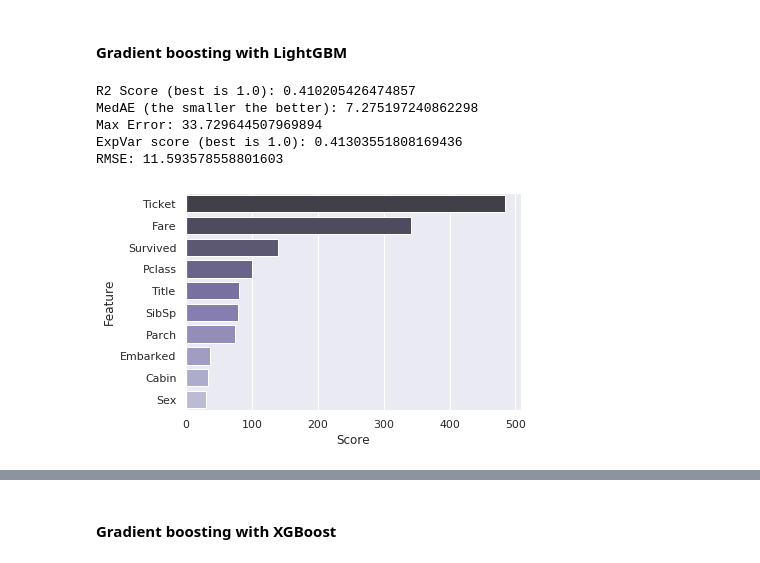
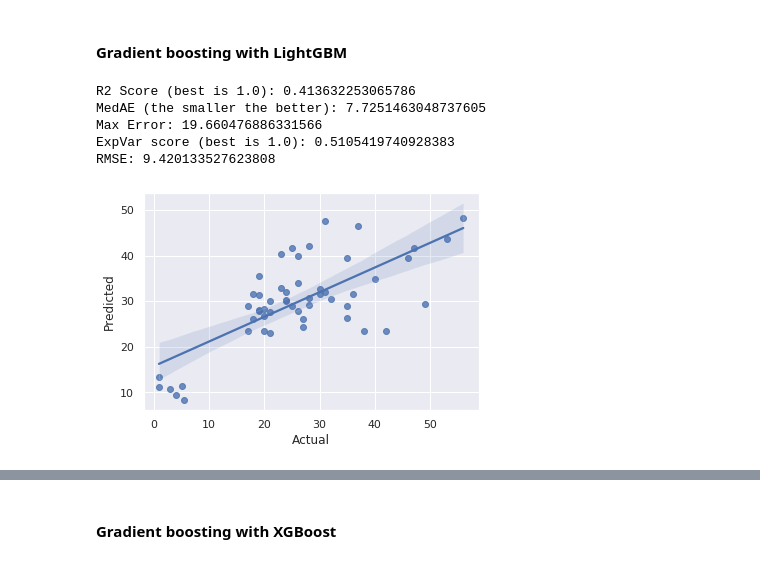
Before and after one commit to dmitry256/titanic-research, a Jupyter notebook: TitanicNotebook.ipynb, the cells around one changed output, grey strips where cells are left out. Cells and saved outputs as stored; diff of their text form; code cells hidden in the pictures.

```diff
--- a/TitanicNotebook.ipynb
+++ b/TitanicNotebook.ipynb
@@ -91,7 +99,7 @@ for index, person in td_merged.iterrows():
     if found:
         td_merged.loc[index, 'Title'] = found.group(1)
 
-td_filtered = td_merged.drop(['PassengerId','Name'],axis=1)
+td_filtered = td_merged.drop(['PassengerId','Name',],axis=1)
 # %% [markdown]
 ### Fill missing `Embarked` values
 # %%
@@ -113,0 +172,30 @@ td_filtered.Cabin = td_filtered.Cabin[td_filtered.Cabin.notnull()].apply(lambda
+# %%
+sorted(td_merged.Title.unique())
+
+# Countess., Jonkheer., Sir., Dame., L., Lady., Don., Dona. -> High rank
+# Major., Col., Capt. -> Military
+# Rev. -> Religion
+# Dr. -> Academic
+# Mrs., Mme. -> Married
+# Miss., Mlle. -> Unmarried
+# Master -> Child
+# Mr., Ms. -> Unknown
+
+# of a High rank
+td_filtered.Title[(td_filtered.Title.isin(['Countess.', 'Jonkheer.', 'Sir.', 'Dame.', 'L.', 'Lady.', 'Don.', 'Dona.']))] = 'High rank'
+# Married
+td_filtered.Title[(td_filtered.Title.isin(['Mrs.','Mme.']))] = 'Married'
+# Unmarried
+td_filtered.Title[(td_filtered.Title.isin(['Miss.','Mlle.']))] = 'Unmarried'
+# Academic
+td_filtered.Title[(td_filtered.Title.isin(['Dr.']))] = 'Academic'
+# Unknown
+td_filtered.Title[(td_filtered.Title.isin(['Mr.','Ms.']))] = 'Undefined'
+# Child
+td_filtered.Title[(td_filtered.Title.isin(['Master.']))] = 'Child'
+# Religion
+td_filtered.Title[(td_filtered.Title.isin(['Rev.']))] = 'Religion'
+# Military
+td_filtered.Title[(td_filtered.Title.isin(['Major.', 'Col.', 'Capt.']))] = 'Married'
+
+td_filtered.groupby('Title').size()
@@ -113,0 +214,5 @@ td_filtered.Cabin = td_filtered.Cabin[td_filtered.Cabin.notnull()].apply(lambda
+# %%
+td_family_size = td_filtered.copy()
+td_family_size['FamilySize'] = (td_filtered.SibSp + td_filtered.Parch + 1)
+td_filtered['FamilyCategory'] = pd.cut(td_family_size.FamilySize,[0,1,2,3,4],labels=['Single','Small','Medium','Large'],duplicates='drop')
+td_filtered.groupby(['FamilyCategory','Pclass']).size().unstack()
@@ -121,7 +233,7 @@ td_filtered.Cabin = td_filtered.Cabin[td_filtered.Cabin.notnull()].apply(lambda
 
 Apart from `Name`, we are also dropping `PassengerId` to avoid our models allocating excessive weights to irrelevant features.
 # %%
-categorical_features = ['Sex','Cabin','Embarked', 'Ticket', 'Title']
+categorical_features = ['Sex','Cabin','Embarked', 'Title','FamilyCategory','Ticket']
 encoders = dict()
 for feature in categorical_features:
     enc = LabelEncoder()
@@ -189,37 +301,41 @@ params = {
     'feature_fraction': 0.8,
     'bagging_fraction': 0.9,
     'bagging_freq': 5,
     'num_threads': threading.active_count(),
 }
 
 # create dataset for lightgbm
 lgb_train = lgb.Dataset(X_train, y_train)
 lgb_eval = lgb.Dataset(X_test, y_test, reference=lgb_train)
 
 modelLGB = lgb.train(params,
                 lgb_train,
                 num_boost_round=50,
                 valid_sets=lgb_eval,
                 early_stopping_rounds=10, verbose_eval=0)
 
 predictions = modelLGB.predict(X_test, num_iteration=modelLGB.best_iteration)
 
 print('R2 Score (best is 1.0): %s' % r2_score(y_test.to_numpy(), predictions))
 print('MedAE (the smaller the better): %s' % median_absolute_error(y_true=y_test.to_numpy(),y_pred=predictions))
 print('Max Error: %s' % max_error(y_true=y_test.to_numpy(),y_pred=predictions))
 print('ExpVar score (best is 1.0): %s' % explained_variance_score(y_true=y_test.to_numpy(),y_pred=predictions))
 print('RMSE:', mean_squared_error(y_test, predictions) ** 0.5)
 
 feature_importance = pd.DataFrame()
 feature_importance['Score'] = modelLGB.feature_importance()
 feature_importance['Feature'] = modelLGB.feature_name()
 feature_importance = feature_importance.sort_values(by='Score',ascending=False)
 
-ax = sns.barplot(x='Score',y='Feature',data=feature_importance, palette="Purples_d", orient='h')
+temp = pd.DataFrame()
+temp['Actual'] = y_test
+temp['Predicted'] = predictions
+
+ax = sns.regplot(x='Actual',y='Predicted',data=temp)
 # %% [output]
-R2 Score (best is 1.0): 0.410205426474857
-MedAE (the smaller the better): 7.275197240862298
-Max Error: 33.729644507969894
-ExpVar score (best is 1.0): 0.41303551808169436
-RMSE: 11.593578558801603
+R2 Score (best is 1.0): 0.413632253065786
+MedAE (the smaller the better): 7.7251463048737605
+Max Error: 19.660476886331566
+ExpVar score (best is 1.0): 0.5105419740928383
+RMSE: 9.420133527623808
-[figure, old version]
+[figure, new version]
```
Also changed, not shown: parts of 27 cells of this notebook, 15 other files.
